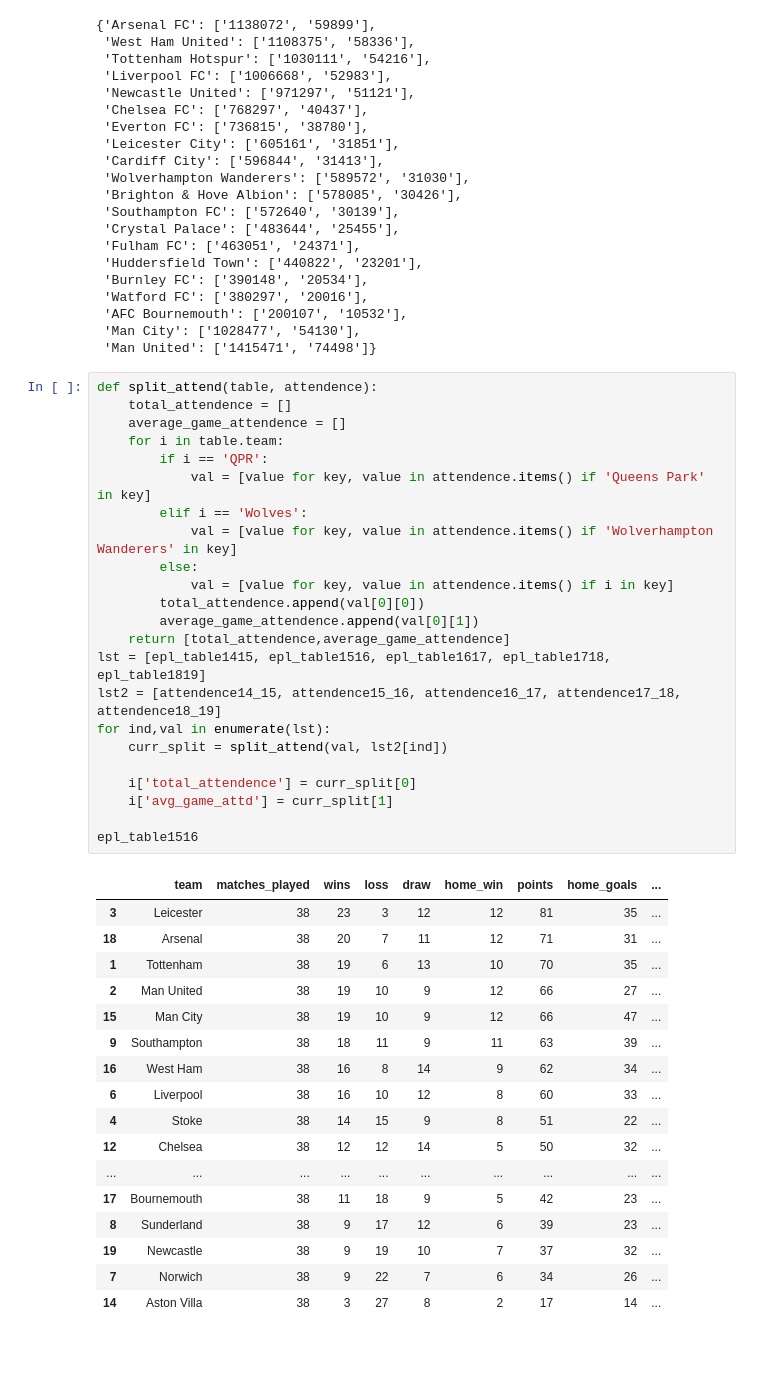
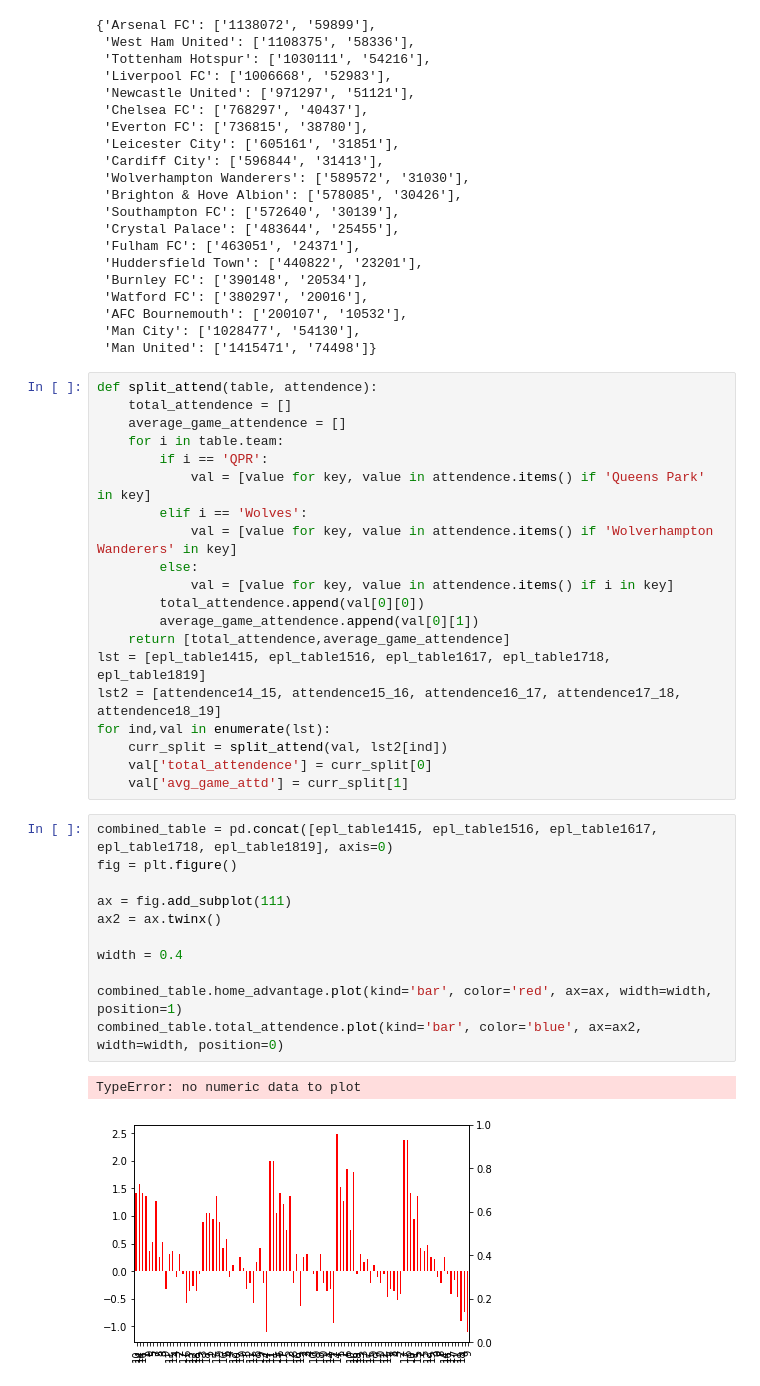
Before and after one commit to vsehgal1/320Final, a Jupyter notebook: 320Final_Project.ipynb, the cells around one changed output. Drawn from its saved outputs; the diff is of its cells as text; blank space fills up the shorter version.

```diff
--- a/320Final_Project.ipynb
+++ b/320Final_Project.ipynb
@@ -378,26 +392,19 @@ lst = [epl_table1415, epl_table1516, epl_table1617, epl_table1718, epl_table1819
 lst2 = [attendence14_15, attendence15_16, attendence16_17, attendence17_18, attendence18_19]
 for ind,val in enumerate(lst):
     curr_split = split_attend(val, lst2[ind])
-
-    i['total_attendence'] = curr_split[0]
-    i['avg_game_attd'] = curr_split[1]
-
-epl_table1516
+    val['total_attendence'] = curr_split[0]
+    val['avg_game_attd'] = curr_split[1]
-# %% [output]
-|  | team | matches_played | wins | loss | draw | home_win | points | home_goals | ... |
-| 3 | Leicester | 38 | 23 | 3 | 12 | 12 | 81 | 35 | ... |
-| 18 | Arsenal | 38 | 20 | 7 | 11 | 12 | 71 | 31 | ... |
-| 1 | Tottenham | 38 | 19 | 6 | 13 | 10 | 70 | 35 | ... |
-| 2 | Man United | 38 | 19 | 10 | 9 | 12 | 66 | 27 | ... |
-| 15 | Man City | 38 | 19 | 10 | 9 | 12 | 66 | 47 | ... |
-| 9 | Southampton | 38 | 18 | 11 | 9 | 11 | 63 | 39 | ... |
-| 16 | West Ham | 38 | 16 | 8 | 14 | 9 | 62 | 34 | ... |
-| 6 | Liverpool | 38 | 16 | 10 | 12 | 8 | 60 | 33 | ... |
-| 4 | Stoke | 38 | 14 | 15 | 9 | 8 | 51 | 22 | ... |
-| 12 | Chelsea | 38 | 12 | 12 | 14 | 5 | 50 | 32 | ... |
-| ... | ... | ... | ... | ... | ... | ... | ... | ... | ... |
-| 17 | Bournemouth | 38 | 11 | 18 | 9 | 5 | 42 | 23 | ... |
-| 8 | Sunderland | 38 | 9 | 17 | 12 | 6 | 39 | 23 | ... |
-| 19 | Newcastle | 38 | 9 | 19 | 10 | 7 | 37 | 32 | ... |
-| 7 | Norwich | 38 | 9 | 22 | 7 | 6 | 34 | 26 | ... |
-| 14 | Aston Villa | 38 | 3 | 27 | 8 | 2 | 17 | 14 | ... |
+# %%
+combined_table = pd.concat([epl_table1415, epl_table1516, epl_table1617, epl_table1718, epl_table1819], axis=0)
+fig = plt.figure()
+
+ax = fig.add_subplot(111)
+ax2 = ax.twinx()
+
+width = 0.4
+
+combined_table.home_advantage.plot(kind='bar', color='red', ax=ax, width=width, position=1)
+combined_table.total_attendence.plot(kind='bar', color='blue', ax=ax2, width=width, position=0)
+# %% [output]
+TypeError: no numeric data to plot
+[figure, added]
```
Also changed, not shown: parts of 5 cells of this notebook.
